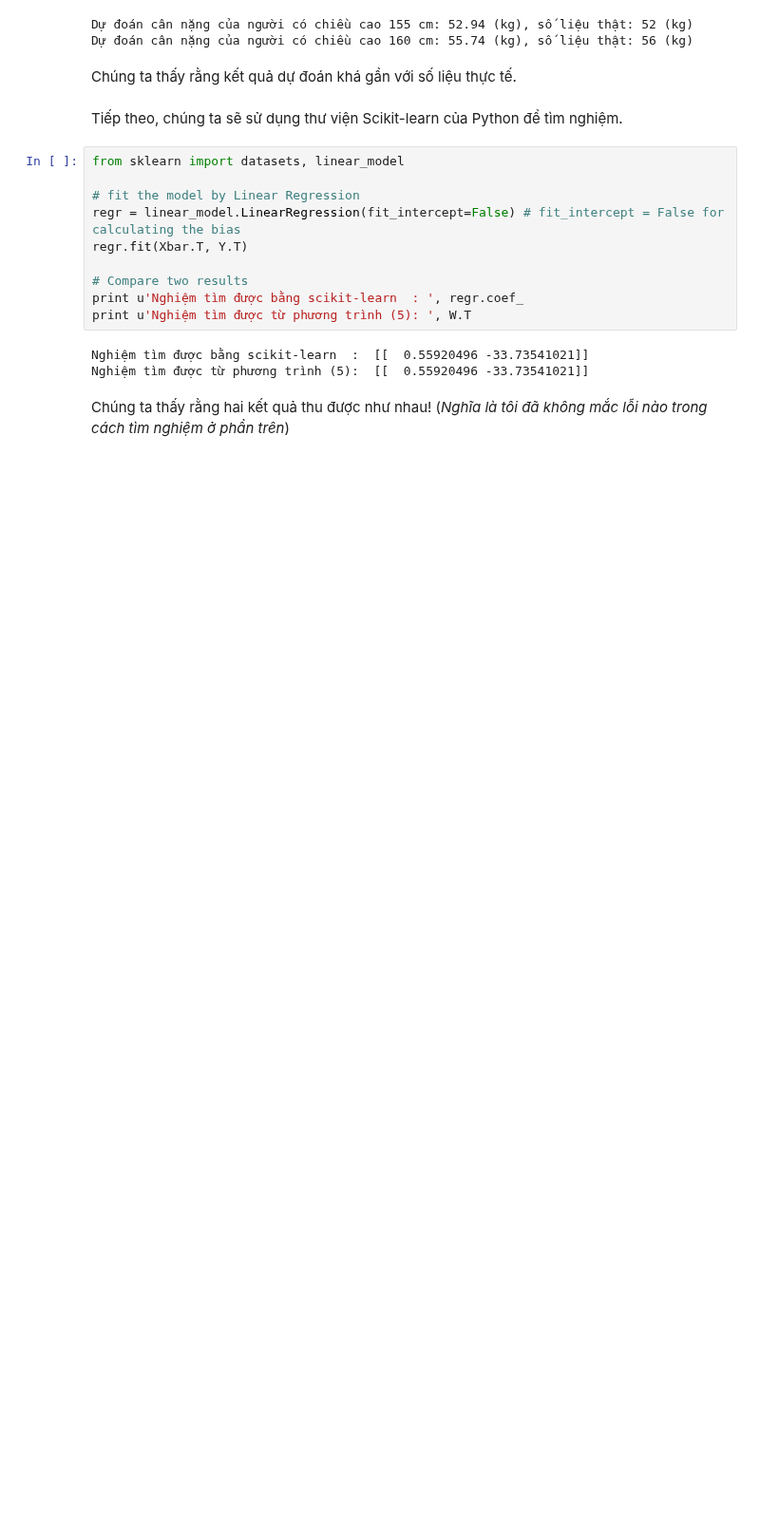
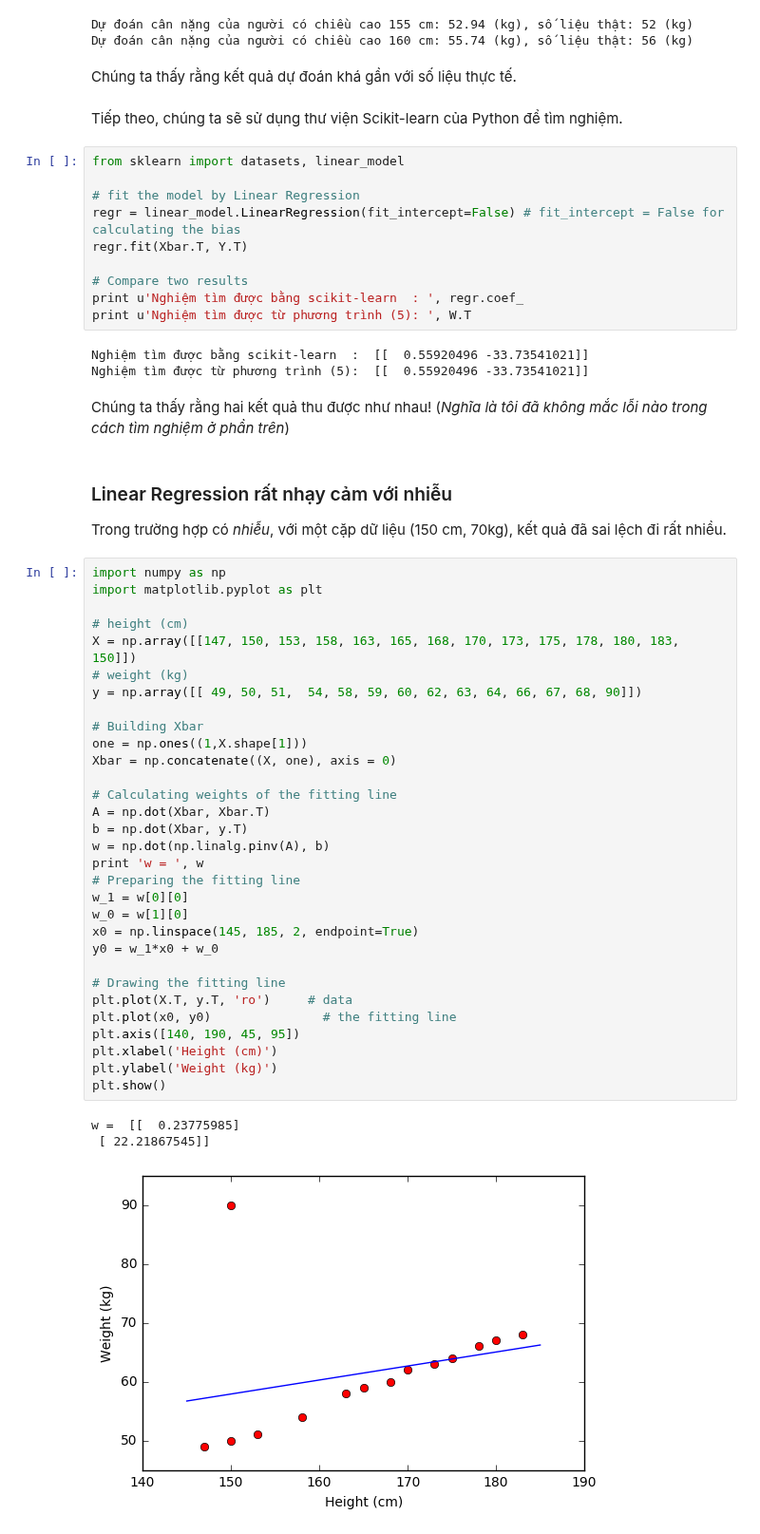
Before and after one commit to tiepvupsu/tiepvupsu.github.io, a Jupyter notebook: assets/LR/LR.ipynb, the cells around one changed output. Shown at 95% size. Cells and saved outputs as stored; diff of their text form; blank space fills up the shorter version.

Commit message:
finish linear regression

```diff
--- a/assets/LR/LR.ipynb
+++ b/assets/LR/LR.ipynb
@@ -94,3 +99,41 @@ Nghiệm tìm được bằng scikit-learn  :  [[  0.55920496 -33.73541021]]
 Nghiệm tìm được từ phương trình (5):  [[  0.55920496 -33.73541021]]
 # %% [markdown]
 Chúng ta thấy rằng hai kết quả thu được như nhau! (_Nghĩa là tôi đã không mắc lỗi nào trong cách tìm nghiệm ở phần trên_)
+# %% [markdown]
+### Linear Regression rất nhạy cảm với nhiễu
+Trong trường hợp có _nhiễu_, với một cặp dữ liệu (150 cm, 70kg), kết quả đã sai lệch đi rất nhiều.
+# %%
+import numpy as np
+import matplotlib.pyplot as plt
+
+# height (cm)
+X = np.array([[147, 150, 153, 158, 163, 165, 168, 170, 173, 175, 178, 180, 183, 150]])
+# weight (kg)
+y = np.array([[ 49, 50, 51,  54, 58, 59, 60, 62, 63, 64, 66, 67, 68, 90]])
+
+# Building Xbar
+one = np.ones((1,X.shape[1]))
+Xbar = np.concatenate((X, one), axis = 0)
+
+# Calculating weights of the fitting line
+A = np.dot(Xbar, Xbar.T)
+b = np.dot(Xbar, y.T)
+w = np.dot(np.linalg.pinv(A), b)
+print 'w = ', w
+# Preparing the fitting line
+w_1 = w[0][0]
+w_0 = w[1][0]
+x0 = np.linspace(145, 185, 2, endpoint=True)
+y0 = w_1*x0 + w_0
+
+# Drawing the fitting line
+plt.plot(X.T, y.T, 'ro')     # data
+plt.plot(x0, y0)               # the fitting line
+plt.axis([140, 190, 45, 95])
+plt.xlabel('Height (cm)')
+plt.ylabel('Weight (kg)')
+plt.show()
+# %% [output]
+w =  [[  0.23775985]
+ [ 22.21867545]]
+[figure, added]
```
Also changed, not shown: parts of 1 cell of this notebook, 12 other files.
